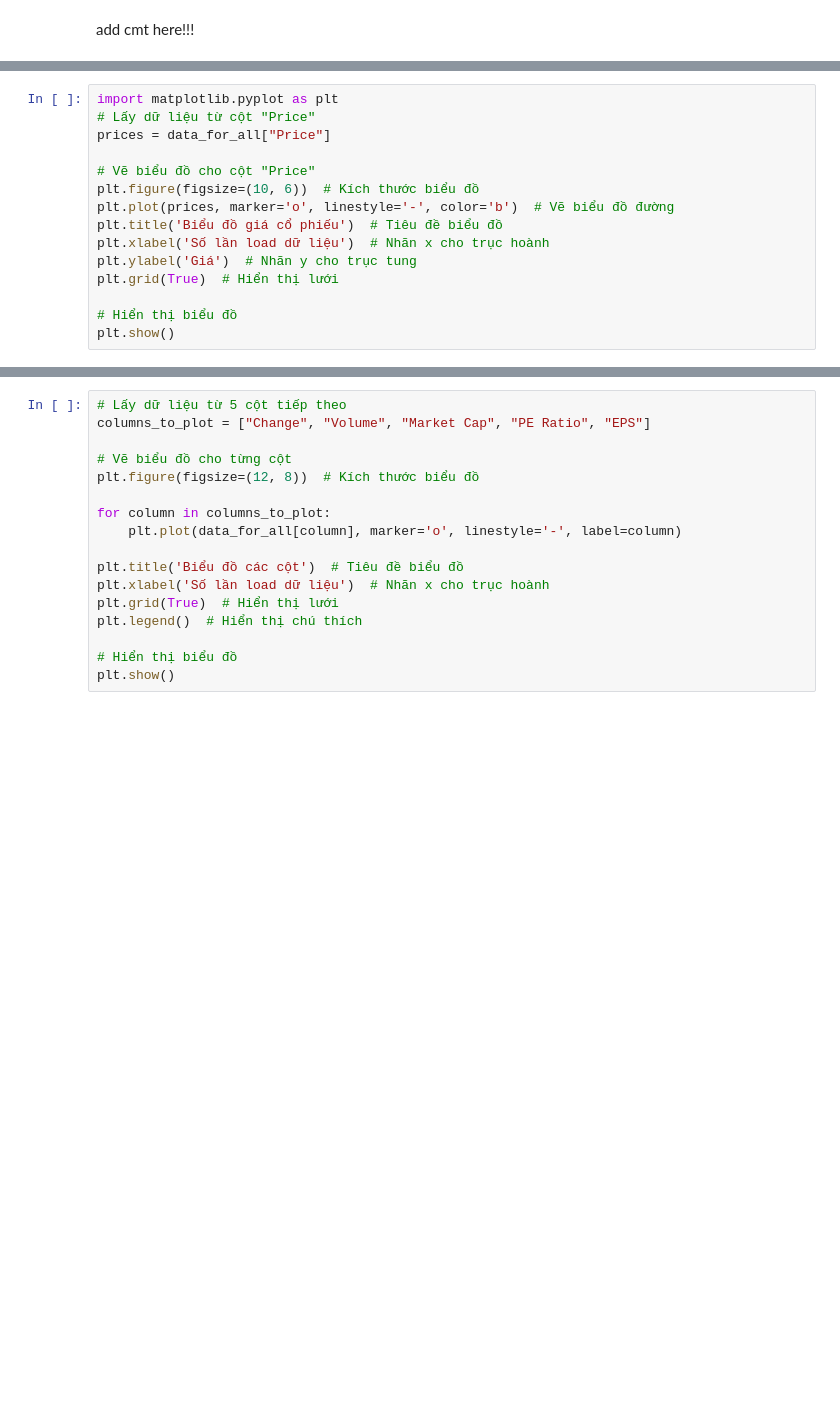
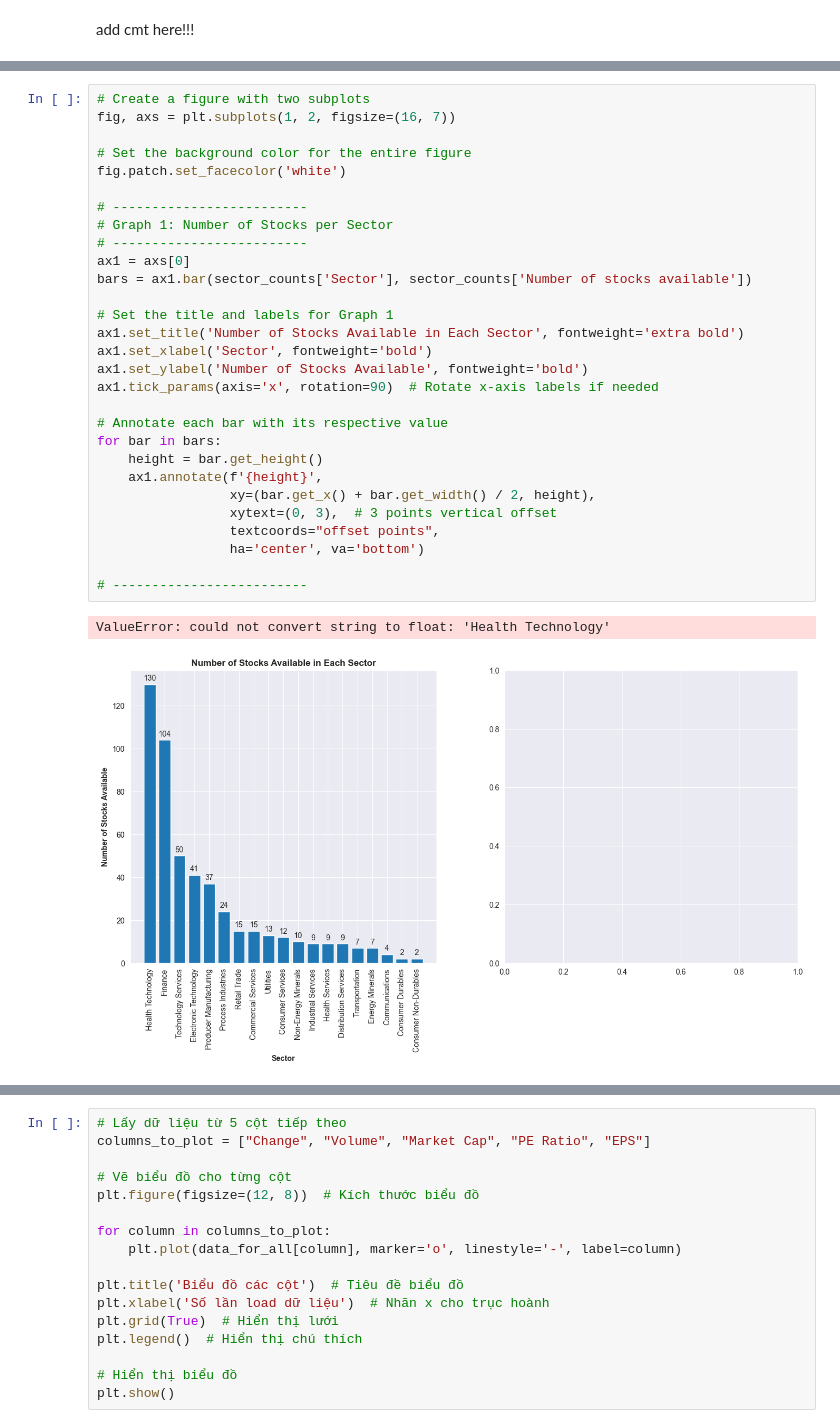
Before and after one commit to lhquan502/DATA-PROJECT, a Jupyter notebook: TradingView.ipynb, the cells around one changed output, grey strips where cells are left out. Drawn from its saved outputs; the diff is of its cells as text; blank space fills up the shorter version.

```diff
--- a/TradingView.ipynb
+++ b/TradingView.ipynb
@@ -318,15 +412,32 @@ Skewness of 'Price' in health_tech_data: 2.687531322338075
 # %%
-import matplotlib.pyplot as plt
-# Lấy dữ liệu từ cột "Price"
-prices = data_for_all["Price"]
+# Create a figure with two subplots
+fig, axs = plt.subplots(1, 2, figsize=(16, 7))
 
-# Vẽ biểu đồ cho cột "Price"
-plt.figure(figsize=(10, 6))  # Kích thước biểu đồ
-plt.plot(prices, marker='o', linestyle='-', color='b')  # Vẽ biểu đồ đường
-plt.title('Biểu đồ giá cổ phiếu')  # Tiêu đề biểu đồ
-plt.xlabel('Số lần load dữ liệu')  # Nhãn x cho trục hoành
-plt.ylabel('Giá')  # Nhãn y cho trục tung
-plt.grid(True)  # Hiển thị lưới
+# Set the background color for the entire figure
+fig.patch.set_facecolor('white')
 
-# Hiển thị biểu đồ
-plt.show()
+# -------------------------
+# Graph 1: Number of Stocks per Sector
+# -------------------------
+ax1 = axs[0]
+bars = ax1.bar(sector_counts['Sector'], sector_counts['Number of stocks available'])
+
+# Set the title and labels for Graph 1
+ax1.set_title('Number of Stocks Available in Each Sector', fontweight='extra bold')
+ax1.set_xlabel('Sector', fontweight='bold')
+ax1.set_ylabel('Number of Stocks Available', fontweight='bold')
+ax1.tick_params(axis='x', rotation=90)  # Rotate x-axis labels if needed
+
+# Annotate each bar with its respective value
+for bar in bars:
+    height = bar.get_height()
+    ax1.annotate(f'{height}',
+                 xy=(bar.get_x() + bar.get_width() / 2, height),
+                 xytext=(0, 3),  # 3 points vertical offset
+                 textcoords="offset points",
+                 ha='center', va='bottom')
+
+# -------------------------
+# %% [output]
+ValueError: could not convert string to float: 'Health Technology'
+[figure, added]
```
Also changed, not shown: parts of 17 cells of this notebook.
